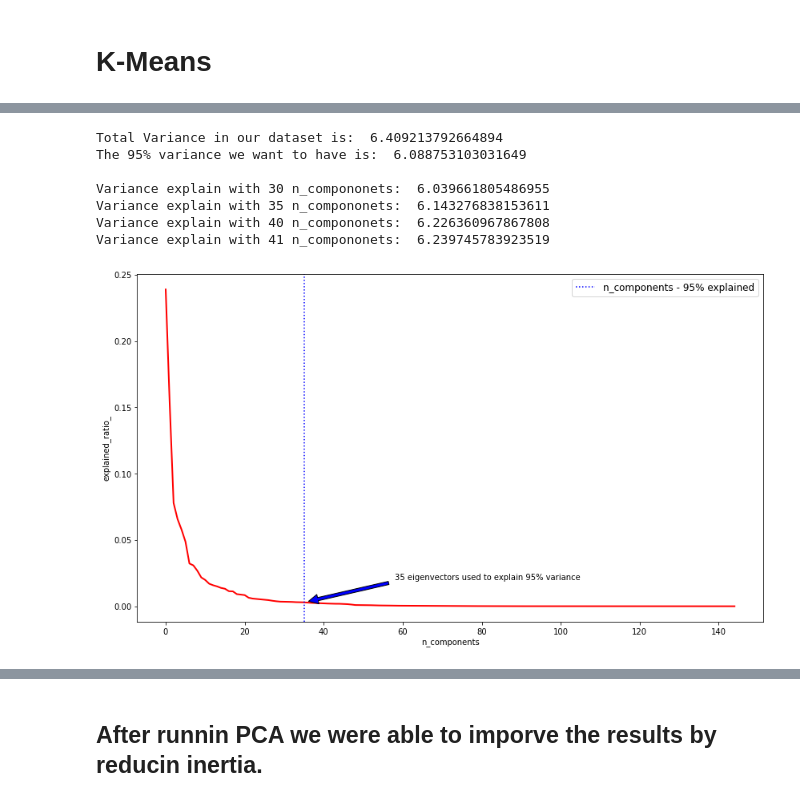
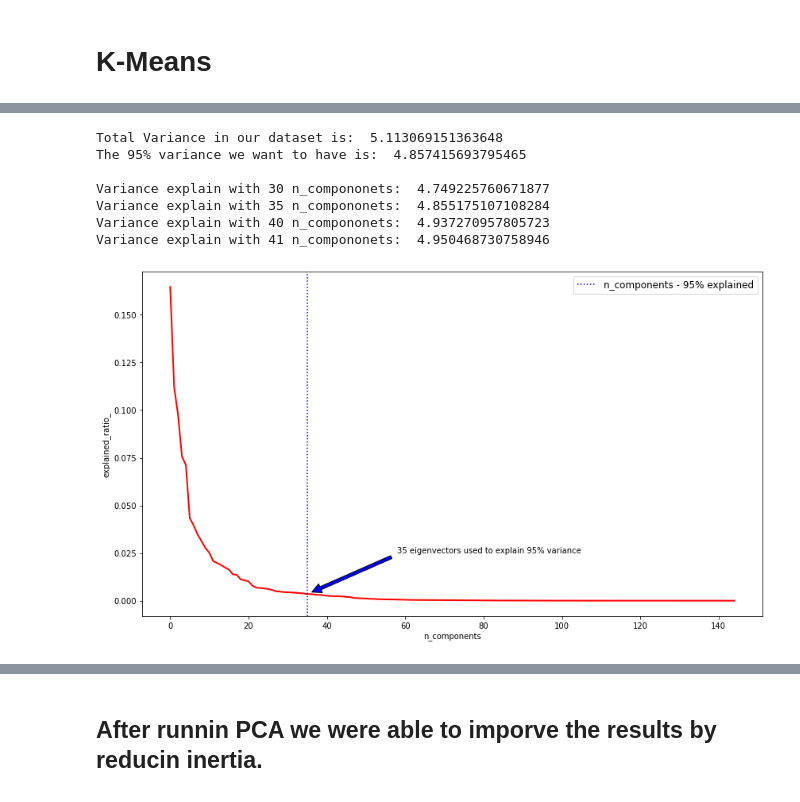
Before and after one commit to crashinabhi/Customer_Churn_project, a Jupyter notebook: Machiene_learning_final_final.ipynb, the cells around one changed output, grey strips where cells are left out. Cells and saved outputs as stored; diff of their text form; code cells hidden in the pictures.

```diff
--- a/Machiene_learning_final_final.ipynb
+++ b/Machiene_learning_final_final.ipynb
@@ -104,6 +128,5 @@ customer_churn_small
 # %%
-# Use get_dummies() to convert categorical variables.
-customer_churn_dummies= pd.get_dummies(customer_churn_small,columns=["city","gender","registered_via", "payment_plan_days", "plan_list_price", "payment_method_id", "registered_via","Age_group"])
+customer_churn_dummies= pd.get_dummies(customer_churn_dummies,columns=["city","gender","registered_via", "payment_plan_days", "plan_list_price", "payment_method_id", "registered_via","Age_group"])
 customer_churn_dummies
 # %% [output]
 |  | registered_on | date_streamed | less_than_25 | less_than_50 | less_than_75 | less_than_985 | above_985 | ... |
@@ -530,2 +553,6 @@ Text(0, 0.5, 'Features')
 # %% [markdown]
 # K-Means
+# %%
+# Create a training set 'X' with every column except 'Pace'
+X_km = customer_churn_dummies.drop('is_churn', axis=1)
+X_km.shape
@@ -531,0 +561,4 @@ Text(0, 0.5, 'Features')
+# %%
+# Scale the dataset using MinMaxScaler()
+X_scaled = MinMaxScaler().fit_transform(X_km)
+X_scaled.shape
@@ -564,15 +599,10 @@ df_elbow.hvplot.line(x="k", y="inertia", title="Elbow Curve", xticks=k)
 model = KMeans(n_clusters=4, random_state=15)
 
 # Fit the model
-model.fit(X)
+model.fit(X_scaled)
 
 #Model labels
 model.labels_
 
 # Predict clusters
-predictions = model.predict(X)
-
-# Create return DataFrame with predicted clusters
-df_y = pd.DataFrame(predictions, columns=['Cluster'])
-combined = customer_churn_dummies.join(df_y, how='inner')
-combined.head()
+predictions = model.predict(X_scaled)
@@ -634,11 +653,11 @@ Explained variance ratio (first two components): [0.23880428 0.15403676]
 #Identify the Best number of components
 # Trying with Dimentionality reduction and then Kmeans
 
-n_components = X.shape[1]
+n_components = X_scaled.shape[1]
 
 # Running PCA with all components
 pca = PCA(n_components=n_components, random_state = 15)
-X_r = pca.fit(X).transform(X)
+X_r = pca.fit(X_scaled).transform(X_scaled)
 
 
 # Calculating the 95% Variance
@@ -650,40 +669,40 @@ print("")
 
 # Creating a df with the components and explained variance
 a = zip(range(0,n_components), pca.explained_variance_)
 a = pd.DataFrame(a, columns=["PCA Comp", "Explained Variance"])
 
 # Trying to hit 95%
 print("Variance explain with 30 n_compononets: ", sum(a["Explained Variance"][0:30]))
 print("Variance explain with 35 n_compononets: ", sum(a["Explained Variance"][0:35]))
 print("Variance explain with 40 n_compononets: ", sum(a["Explained Variance"][0:40]))
 print("Variance explain with 41 n_compononets: ", sum(a["Explained Variance"][0:41]))
 
 
 # Plotting the Data
 plt.figure(1, figsize=(14, 8))
 plt.plot(pca.explained_variance_ratio_, linewidth=2, c="r")
 plt.xlabel('n_components')
 plt.ylabel('explained_ratio_')
 
 # Plotting line with 95% e.v.
 plt.axvline(35,linestyle=':', label='n_components - 95% explained', c ="blue")
 plt.legend(prop=dict(size=12))
 
 # adding arrow
 plt.annotate('35 eigenvectors used to explain 95% variance', xy=(35, pca.explained_variance_ratio_[35]),
              xytext=(58, pca.explained_variance_ratio_[10]),
             arrowprops=dict(facecolor='blue', shrink=0.05))
 
 plt.show()
 # %% [output]
-Total Variance in our dataset is:  6.409213792664894
-The 95% variance we want to have is:  6.088753103031649
+Total Variance in our dataset is:  5.113069151363648
+The 95% variance we want to have is:  4.857415693795465
 
-Variance explain with 30 n_compononets:  6.039661805486955
-Variance explain with 35 n_compononets:  6.143276838153611
-Variance explain with 40 n_compononets:  6.226360967867808
-Variance explain with 41 n_compononets:  6.239745783923519
+Variance explain with 30 n_compononets:  4.749225760671877
+Variance explain with 35 n_compononets:  4.855175107108284
+Variance explain with 40 n_compononets:  4.937270957805723
+Variance explain with 41 n_compononets:  4.950468730758946
-[figure, old version]
+[figure, new version]
 # %%
 # Running PCA again
 
```
Also changed, not shown: parts of 37 cells of this notebook.
